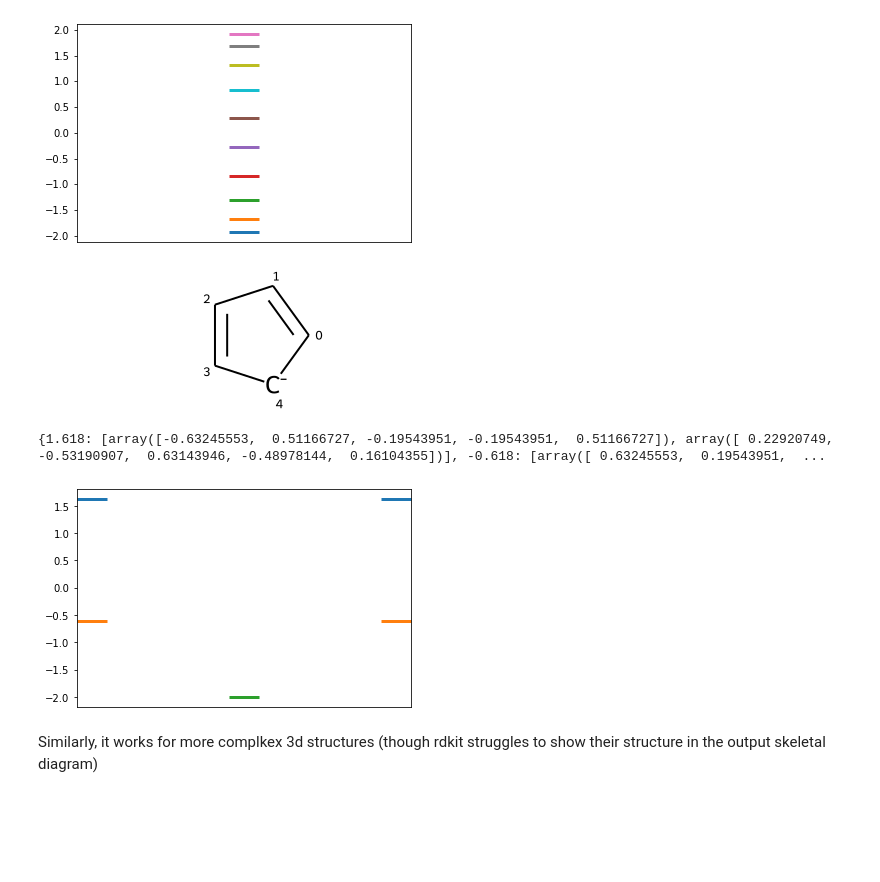
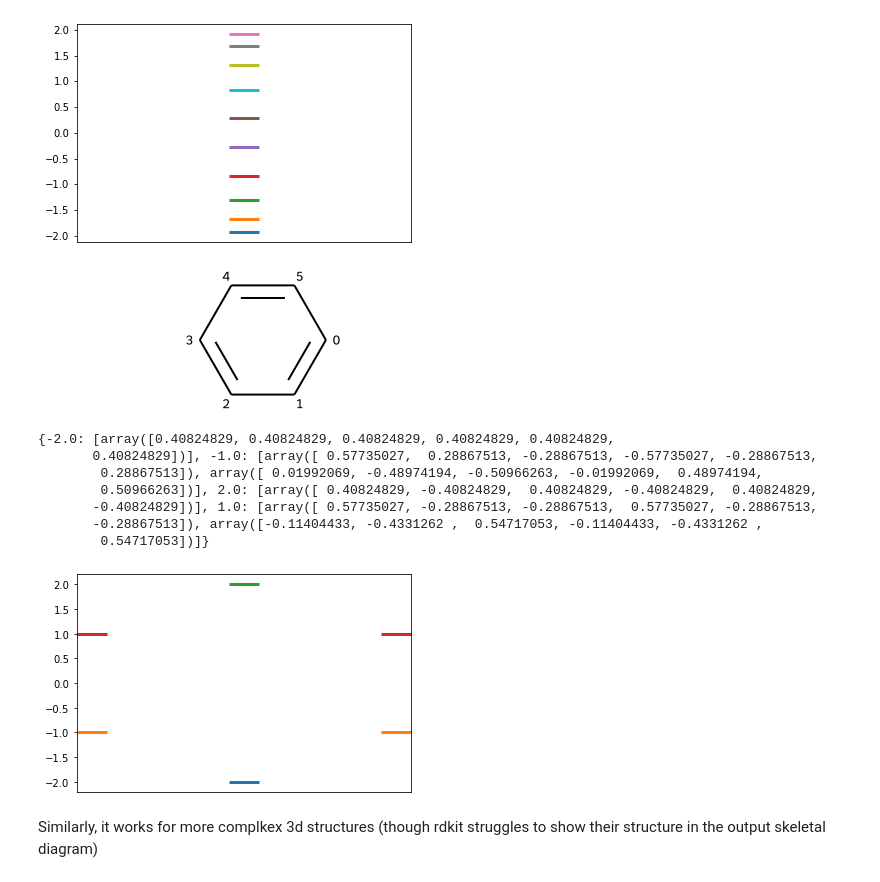
Before and after one commit to KGrewal1/ChemIITools, a Jupyter notebook: nbs/00_HuckelSolver.ipynb, the cells around one changed output. Cells and saved outputs as stored; diff of their text form; code cells hidden in the pictures; blank space fills up the shorter version.

```diff
--- a/nbs/00_HuckelSolver.ipynb
+++ b/nbs/00_HuckelSolver.ipynb
@@ -101,14 +106,20 @@ MO_plot(energy_dict)
 # %% [output]
 [figure]
 # %%
-mol = generate_smiles('ring', 5)
+mol = generate_smiles('ring', 6)
 molecule, energy_dict = Huckel_solve(mol)
 molecule
 # %% [output]
-[figure, old version]
+[figure, new version]
 # %%
 print(energy_dict)
 MO_plot(energy_dict)
 # %% [output]
-{1.618: [array([-0.63245553,  0.51166727, -0.19543951, -0.19543951,  0.51166727]), array([ 0.22920749, -0.53190907,  0.63143946, -0.48978144,  0.16104355])], -0.618: [array([ 0.63245553,  0.19543951,  ...
+{-2.0: [array([0.40824829, 0.40824829, 0.40824829, 0.40824829, 0.40824829,
+       0.40824829])], -1.0: [array([ 0.57735027,  0.28867513, -0.28867513, -0.57735027, -0.28867513,
+        0.28867513]), array([ 0.01992069, -0.48974194, -0.50966263, -0.01992069,  0.48974194,
+        0.50966263])], 2.0: [array([ 0.40824829, -0.40824829,  0.40824829, -0.40824829,  0.40824829,
+       -0.40824829])], 1.0: [array([ 0.57735027, -0.28867513, -0.28867513,  0.57735027, -0.28867513,
+       -0.28867513]), array([-0.11404433, -0.4331262 ,  0.54717053, -0.11404433, -0.4331262 ,
+        0.54717053])]}
-[figure, old version]
+[figure, new version]
```
Also changed, not shown: parts of 5 cells of this notebook, 11 other files.
